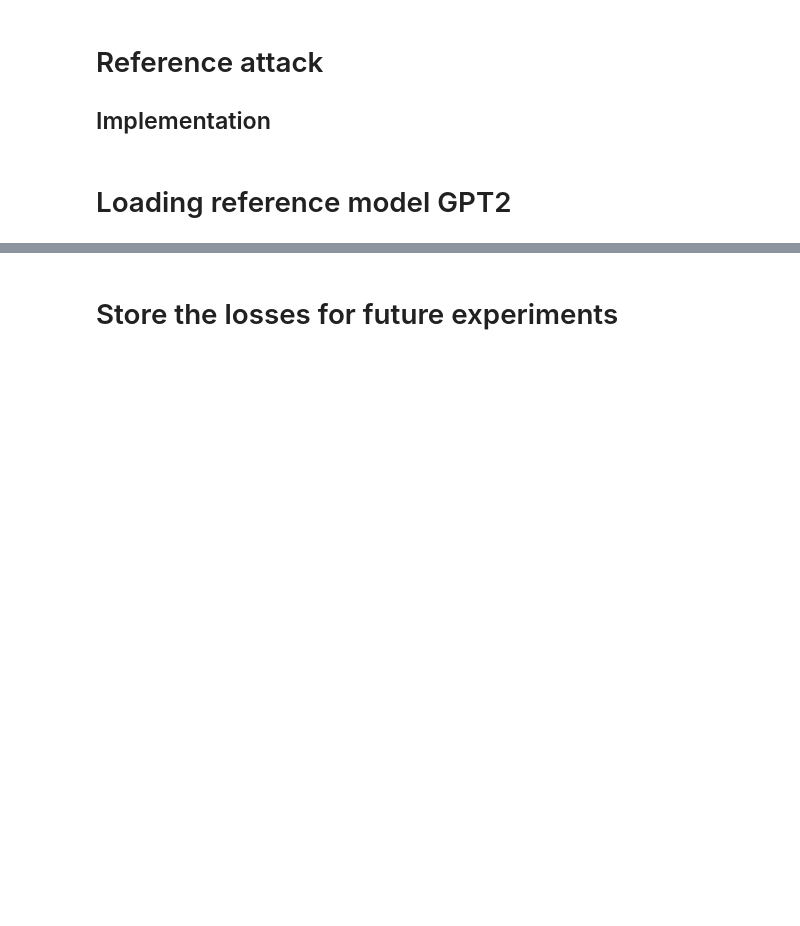
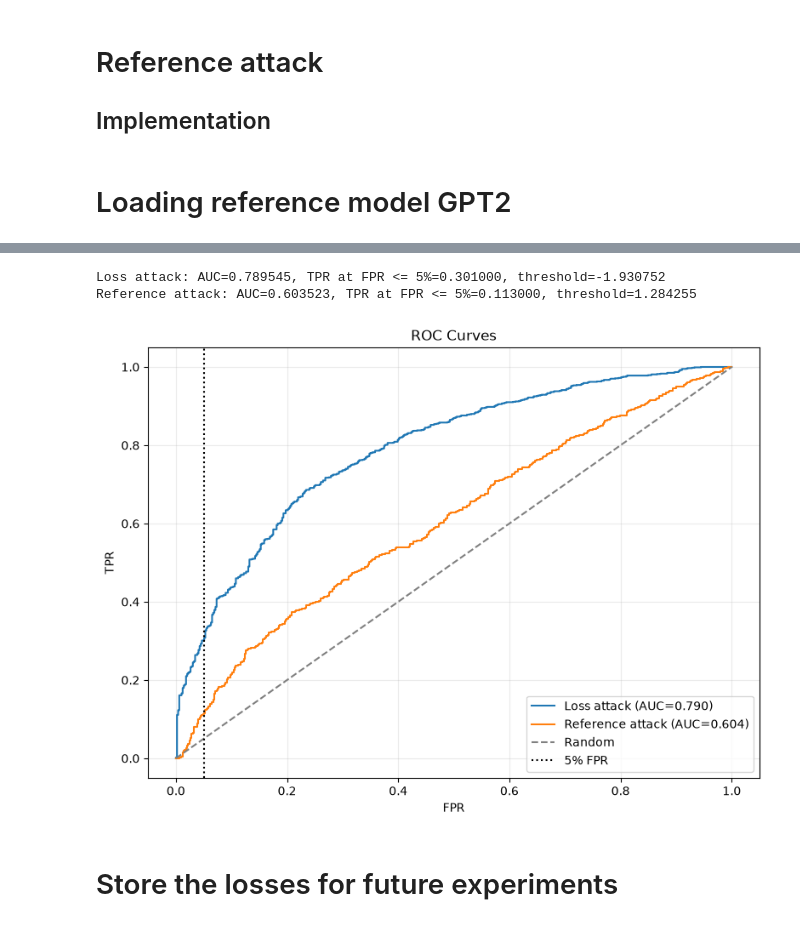
Before and after one commit to NikiLalev/data_privacy, a Jupyter notebook: ass1/notebooks/refference_attack.ipynb, the cells around one changed output, grey strips where cells are left out. Cells and saved outputs as stored; diff of their text form; code cells hidden in the pictures; blank space fills up the shorter version.

```diff
--- a/ass1/notebooks/refference_attack.ipynb
+++ b/ass1/notebooks/refference_attack.ipynb
@@ -267,3 +266,48 @@ plt.show()
+# %%
+def tpr_at_fpr(y_true, y_score, target_fpr=0.05):
+    fpr, tpr, thresholds = roc_curve(y_true, y_score)
+    eligible = np.flatnonzero(fpr <= target_fpr)
+    if len(eligible) == 0:
+        return 0.0, float("inf")
+    index = eligible[-1]
+    return float(tpr[index]), float(thresholds[index])
+
+
+labels = np.array([1] * len(member_losses) + [0] * len(non_member_losses))
+loss_scores = np.array([-loss for loss in member_losses + non_member_losses])
+reference_scores = np.array(
+    ref_results["member_scores"] + ref_results["non_member_scores"]
+)
+
+attack_scores = {
+    "Loss attack": loss_scores,
+    "Reference attack": reference_scores,
+}
+
+fig, ax = plt.subplots(figsize=(8, 6))
+for attack_name, scores in attack_scores.items():
+    fpr, tpr, _ = roc_curve(labels, scores)
+    attack_auc = roc_auc_score(labels, scores)
+    tpr_5, threshold_5 = tpr_at_fpr(labels, scores)
+    ax.plot(fpr, tpr, label=f"{attack_name} (AUC={attack_auc:.3f})")
+    print(
+        f"{attack_name}: AUC={attack_auc:.6f}, "
+        f"TPR at FPR <= 5%={tpr_5:.6f}, threshold={threshold_5:.6f}"
+    )
+
+ax.plot([0, 1], [0, 1], linestyle="--", color="gray", label="Random")
+ax.axvline(0.05, linestyle=":", color="black", label="5% FPR")
+ax.set_xlabel("FPR")
+ax.set_ylabel("TPR")
+ax.set_title("ROC Curves")
+ax.legend()
+ax.grid(alpha=0.25)
+plt.tight_layout()
+plt.show()
+# %% [output]
+Loss attack: AUC=0.789545, TPR at FPR <= 5%=0.301000, threshold=-1.930752
+Reference attack: AUC=0.603523, TPR at FPR <= 5%=0.113000, threshold=1.284255
+[figure, added]
 # %% [markdown]
 # Store the losses for future experiments
 # %%
```
Also changed, not shown: parts of 8 cells of this notebook.
